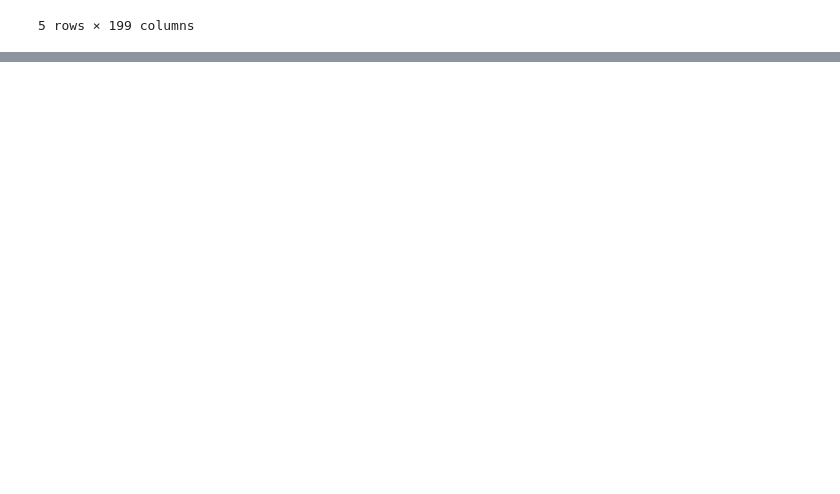
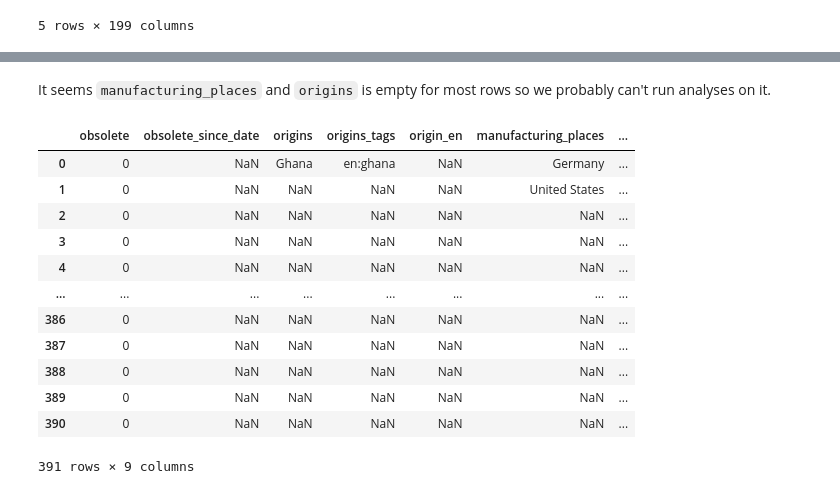
Before and after one commit to anrath/Bytes2Bites, a Jupyter notebook: starter.ipynb, the cells around one changed output, grey strips where cells are left out. Cells and saved outputs as stored; diff of their text form; code cells hidden in the pictures; blank space fills up the shorter version.

Commit message:
breakdown of all the CSV columns

```diff
--- a/starter.ipynb
+++ b/starter.ipynb
@@ -17,0 +50,18 @@ with open('data/columns.txt', 'w') as f:
+# %% [markdown]
+It seems `manufacturing_places` and `origins` is empty for most rows so we probably can't run analyses on it.
+# %%
+df[["obsolete", "obsolete_since_date", "origins", "origins_tags", "origin_en", "manufacturing_places", "manufacturing_places_tags", "emb_codes", "emb_codes_tags"]]
+# %% [output]
+|  | obsolete | obsolete_since_date | origins | origins_tags | origin_en | manufacturing_places | ... |
+| 0 | 0 | NaN | Ghana | en:ghana | NaN | Germany | ... |
+| 1 | 0 | NaN | NaN | NaN | NaN | United States | ... |
+| 2 | 0 | NaN | NaN | NaN | NaN | NaN | ... |
+| 3 | 0 | NaN | NaN | NaN | NaN | NaN | ... |
+| 4 | 0 | NaN | NaN | NaN | NaN | NaN | ... |
+| ... | ... | ... | ... | ... | ... | ... | ... |
+| 386 | 0 | NaN | NaN | NaN | NaN | NaN | ... |
+| 387 | 0 | NaN | NaN | NaN | NaN | NaN | ... |
+| 388 | 0 | NaN | NaN | NaN | NaN | NaN | ... |
+| 389 | 0 | NaN | NaN | NaN | NaN | NaN | ... |
+| 390 | 0 | NaN | NaN | NaN | NaN | NaN | ... |
+391 rows × 9 columns
```
Also changed, not shown: parts of 9 cells of this notebook, 1 other file.
